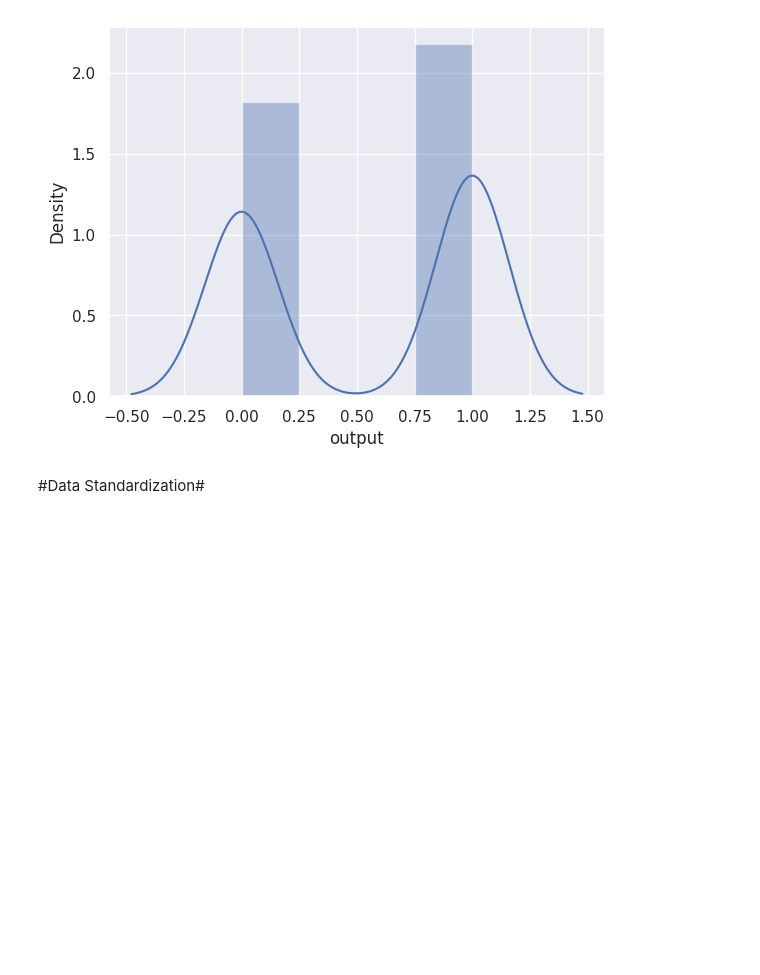
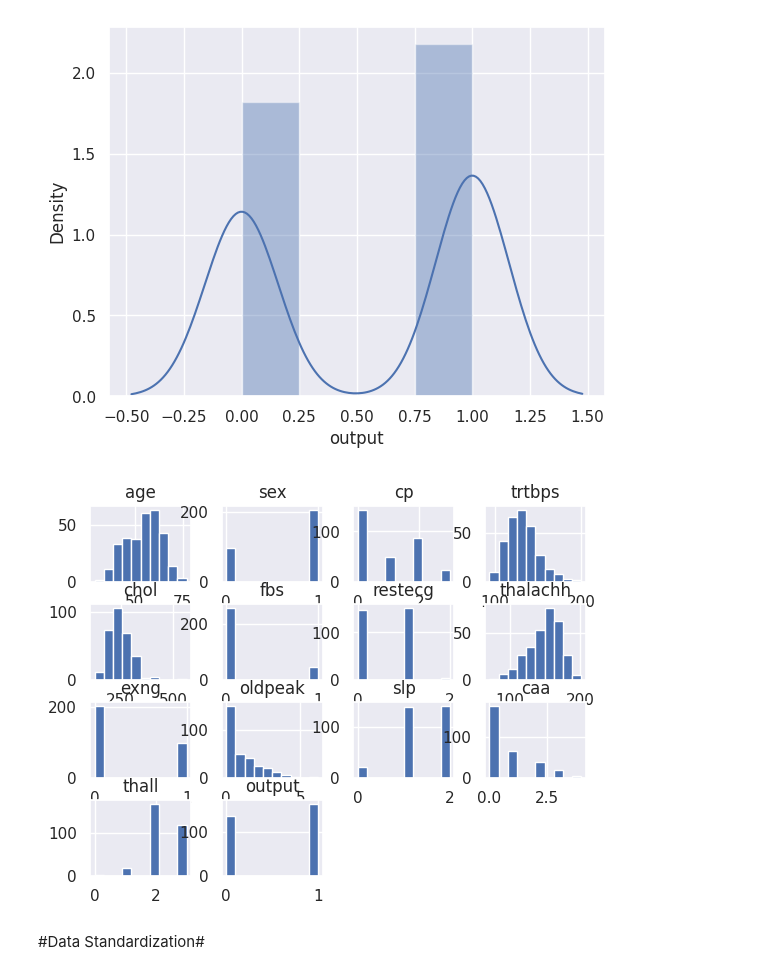
Before and after one commit to tinatoufica/Machine, a Jupyter notebook: Heart_disease.ipynb, the cells around one changed output. Saved outputs shown, nothing was run; the diff lists cells and outputs as text; code cells hidden in the pictures; blank space fills up the shorter version.

```diff
--- a/Heart_disease.ipynb
+++ b/Heart_disease.ipynb
@@ -164,6 +168,11 @@ https://gist.github.com/mwaskom/de44147ed2974457ad6372750bbe5751
   sns.distplot(heart_dataset['output'])
 <Axes: xlabel='output', ylabel='Density'>
 [figure]
+# %%
+heart_dataset.hist()
+pyplot.show()
+# %% [output]
+[figure, added]
 # %% [markdown]
 #Data Standardization#
 # %%
```
Also changed, not shown: parts of 14 cells of this notebook.
